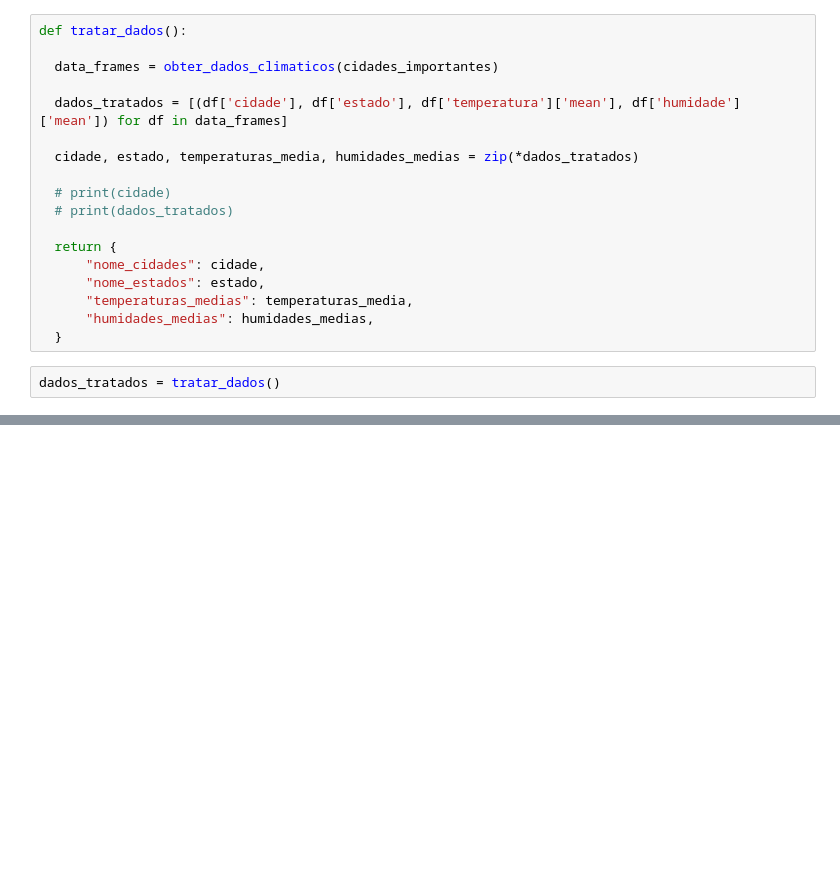
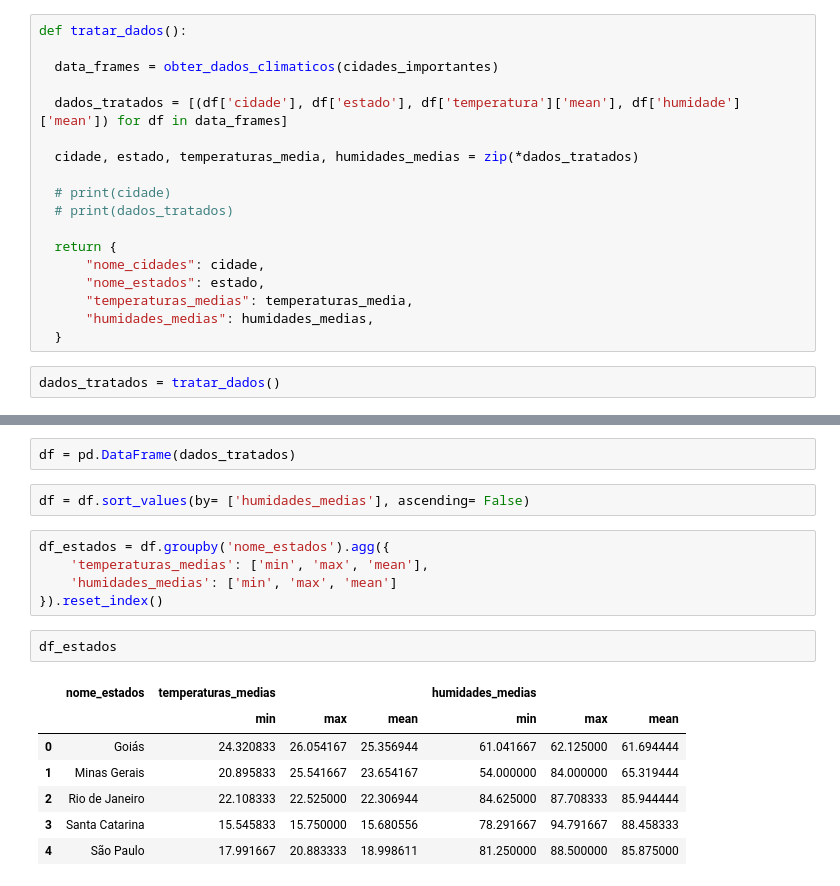
Before and after one commit to lucassilva-aiengineer/Pratica-Data-Sciense, a Jupyter notebook: pratica_3/pratica_datasciense_3.ipynb, the cells around one changed output, grey strips where cells are left out. Saved outputs shown, nothing was run; the diff lists cells and outputs as text; blank space fills up the shorter version.

```diff
--- a/pratica_3/pratica_datasciense_3.ipynb
+++ b/pratica_3/pratica_datasciense_3.ipynb
@@ -201,0 +214,19 @@ plt.show()
+# %%
+df = pd.DataFrame(dados_tratados)
+# %%
+df = df.sort_values(by= ['humidades_medias'], ascending= False)
+# %%
+df_estados = df.groupby('nome_estados').agg({
+    'temperaturas_medias': ['min', 'max', 'mean'],
+    'humidades_medias': ['min', 'max', 'mean']
+}).reset_index()
+# %%
+df_estados
+# %% [output]
+|  | nome_estados | temperaturas_medias |  |  | humidades_medias |  |  |
+|  |  | min | max | mean | min | max | mean |
+| 0 | Goiás | 24.320833 | 26.054167 | 25.356944 | 61.041667 | 62.125000 | 61.694444 |
+| 1 | Minas Gerais | 20.895833 | 25.541667 | 23.654167 | 54.000000 | 84.000000 | 65.319444 |
+| 2 | Rio de Janeiro | 22.108333 | 22.525000 | 22.306944 | 84.625000 | 87.708333 | 85.944444 |
+| 3 | Santa Catarina | 15.545833 | 15.750000 | 15.680556 | 78.291667 | 94.791667 | 88.458333 |
+| 4 | São Paulo | 17.991667 | 20.883333 | 18.998611 | 81.250000 | 88.500000 | 85.875000 |
```
Also changed, not shown: parts of 6 cells of this notebook.
